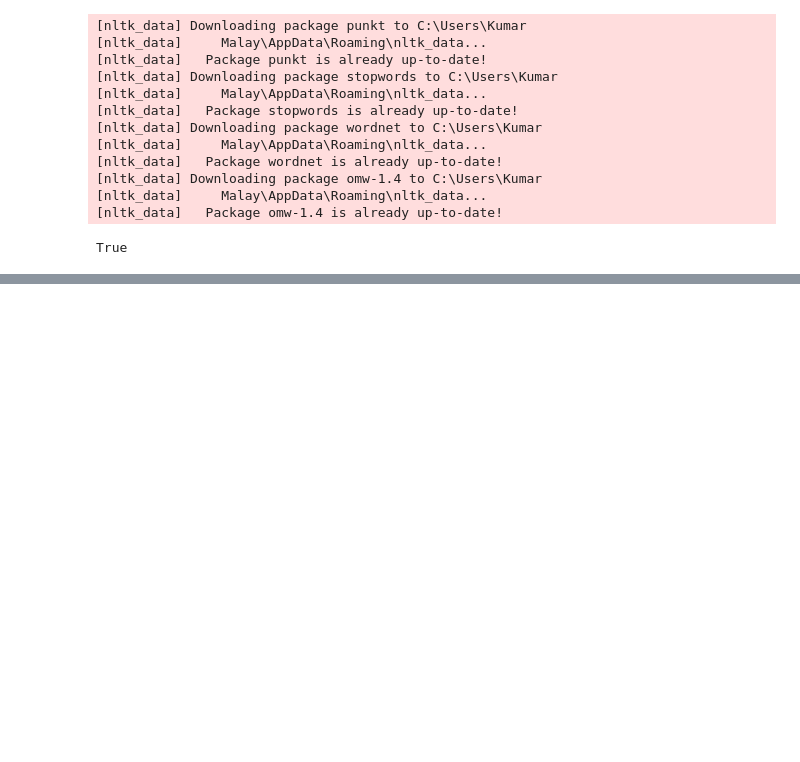
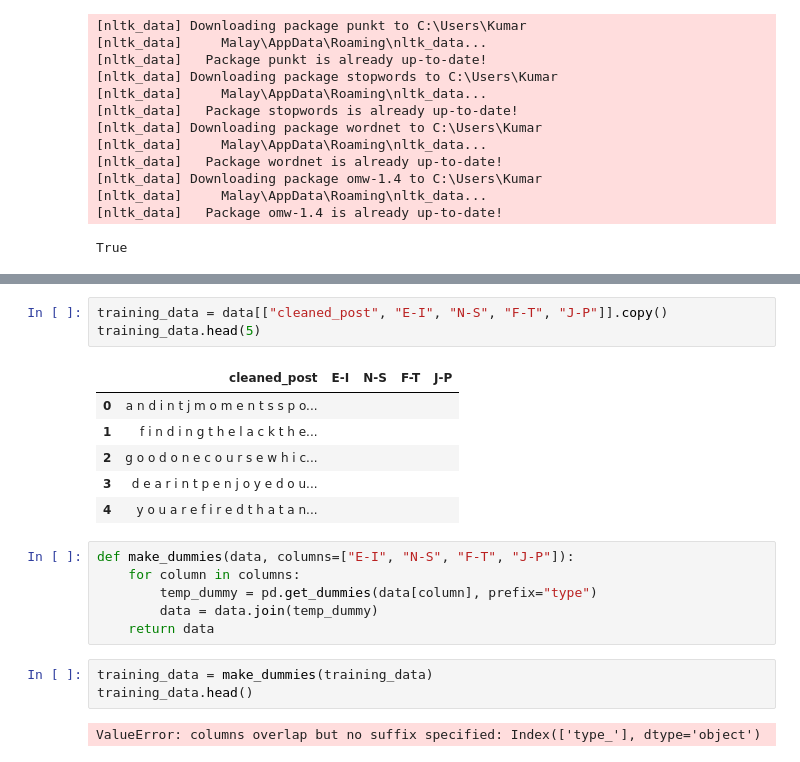
Before and after one commit to KumarMalay/PERSONA-PICKS-A-PERSONALITY-BASED-RECOMMENDATION-SYSTEM, a Jupyter notebook: Model.ipynb, the cells around one changed output, grey strips where cells are left out. Cells and saved outputs as stored; diff of their text form; blank space fills up the shorter version.

Commit message:
Training dataset created

```diff
--- a/Model.ipynb
+++ b/Model.ipynb
@@ -452,0 +459,21 @@ LookupError:
+# %%
+training_data = data[["cleaned_post", "E-I", "N-S", "F-T", "J-P"]].copy()
+training_data.head(5)
+# %% [output]
+|  | cleaned_post | E-I | N-S | F-T | J-P |
+| 0 | a n d i n t j m o m e n t s s p o... |  |  |  |  |
+| 1 | f i n d i n g t h e l a c k t h e... |  |  |  |  |
+| 2 | g o o d o n e c o u r s e w h i c... |  |  |  |  |
+| 3 | d e a r i n t p e n j o y e d o u... |  |  |  |  |
+| 4 | y o u a r e f i r e d t h a t a n... |  |  |  |  |
+# %%
+def make_dummies(data, columns=["E-I", "N-S", "F-T", "J-P"]):
+    for column in columns:
+        temp_dummy = pd.get_dummies(data[column], prefix="type")
+        data = data.join(temp_dummy)
+    return data
+# %%
+training_data = make_dummies(training_data)
+training_data.head()
+# %% [output]
+ValueError: columns overlap but no suffix specified: Index(['type_'], dtype='object')
```
Also changed, not shown: parts of 3 cells of this notebook.
